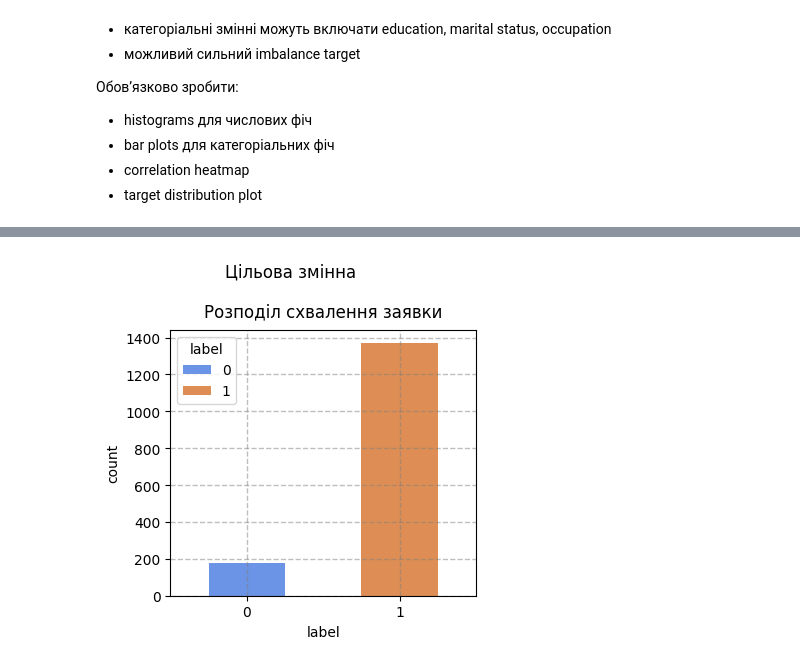
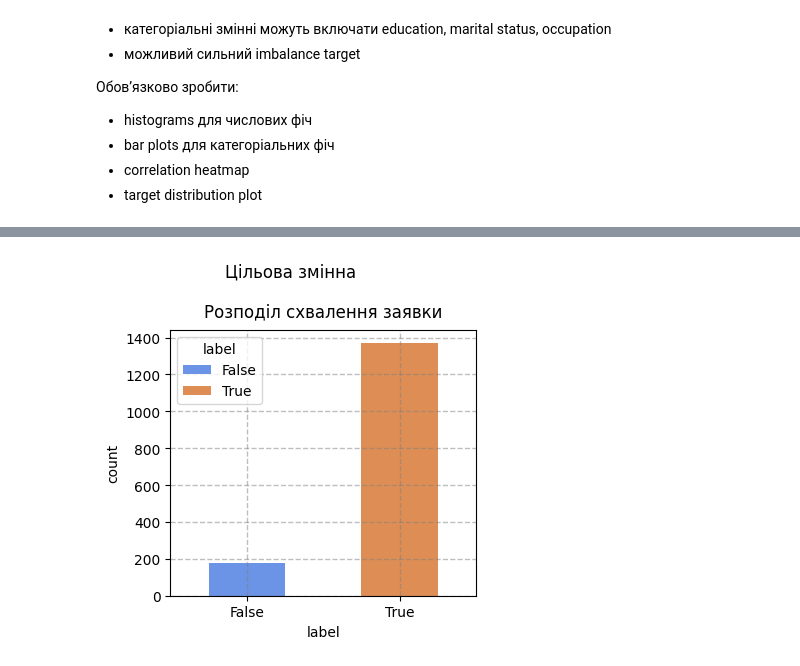
Before and after one commit to BogdanPinchuk/DataScience-PBY_HW20_Course_Project, a Jupyter notebook: Bohdan_Pinchuk_DS_HW20.ipynb, the cells around one changed output, grey strips where cells are left out. Saved outputs shown, nothing was run; the diff lists cells and outputs as text; code cells hidden in the pictures.

```diff
--- a/Bohdan_Pinchuk_DS_HW20.ipynb
+++ b/Bohdan_Pinchuk_DS_HW20.ipynb
@@ -296,6 +296,8 @@ import apps.main as mn
 
 # Input data
 target_value = "label"
+cat_values_1 = ["Mobile_phone", "Work_Phone", "Phone", "EMAIL_ID"]
+cat_values_2 = ["Car_Owner", "Propert_Owner"]
 update_db = False
 db_file_name = f"resources/store_hw{hm_version}.db"
 
@@ -312,8 +314,18 @@ credit_card_labels_dataset = mn.download_and_extract_from_kagglehub("rohitudager
                                                                     ds_name="credit_card_labels",
                                                                     update_db=update_db)
 
-# робимо заміну для кращого сприйняття, 0 - false, 1 - true по схваленні заявки
-credit_card_labels_dataset[target_value] = credit_card_labels_dataset[target_value].map({0: 1, 1: 0})
+# робимо заміну для кращого сприйняття:
+# 0 - true, а 1 - false по схваленні заявки
+credit_card_labels_dataset[target_value] = credit_card_labels_dataset[target_value].map({0: True, 1: False})
+# робимо заміну для кращого сприйняття:
+# деякі значення кодовані як числові, але для попереднього аналізу перетворимо їх у категоріальний тип
+# 0 - false, 1 - true по наявності можливості зв'язатись із клієнтом
+for col_name in cat_values_1:
+    credit_card_details_dataset[col_name] = credit_card_details_dataset[col_name].map({0: False, 1: True})
+# деякі значення кодовані як символ, але для попереднього аналізу перетворимо їх сприйнятливий формат
+# F - false, Y - true по наявності якоїсь власності
+for col_name in cat_values_1:
+    credit_card_details_dataset[col_name] = credit_card_details_dataset[col_name].map({0: False, 1: True})
 
 # Merge
 credit_card_dataset = (
@@ -488,23 +500,23 @@ rp1.print_pd_report("Збалансованість датасету за ціл
 # %%
 # Graphic results
 
 import seaborn as sns
 import matplotlib.pyplot as plt
 
 # Input data
 data_set = credit_card_dataset
 
 # Solution
 _, ax = plt.subplots(figsize=(4, 4))
 
-sns.countplot(data=data_set, ax=ax, x=target_value, hue=target_value, width=0.5)
+sns.countplot(data=data_set, ax=ax, x=target_value, hue=target_value, width=0.5, dodge=False)
 
 ax.grid(axis='both', visible=True, which='major', ls='--', linewidth=1.0, color='tab:gray')
 ax.set_title("Розподіл схвалення заявки", pad=10, loc='center', color='black')
 
 plt.suptitle("Цільова змінна")
 
 plt.tight_layout()
 plt.show()
 # %% [output]
-[figure, old version]
+[figure, new version]
```
Also changed, not shown: parts of 1 cell of this notebook.
